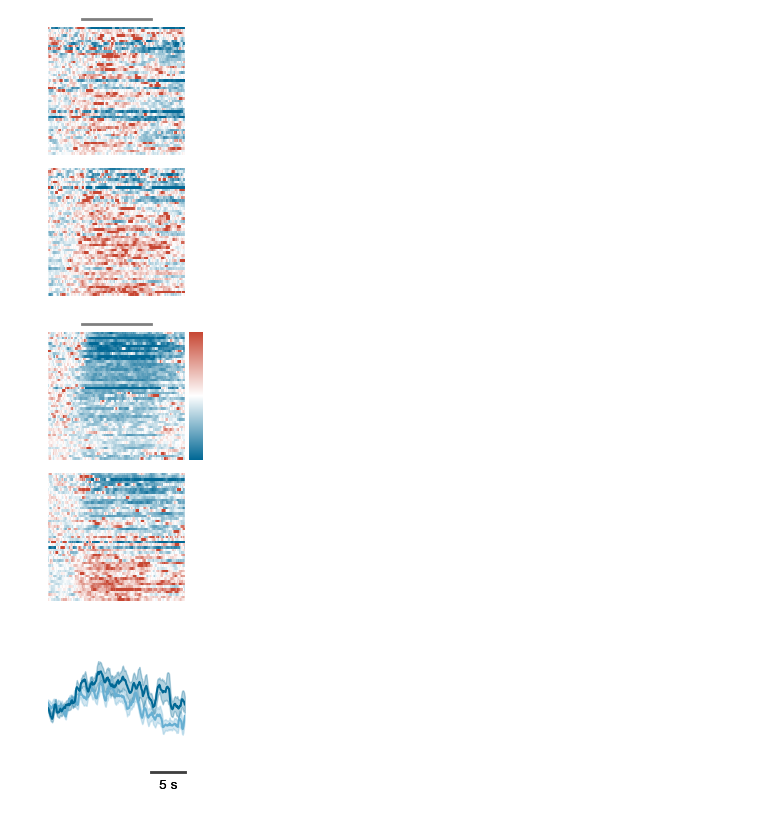
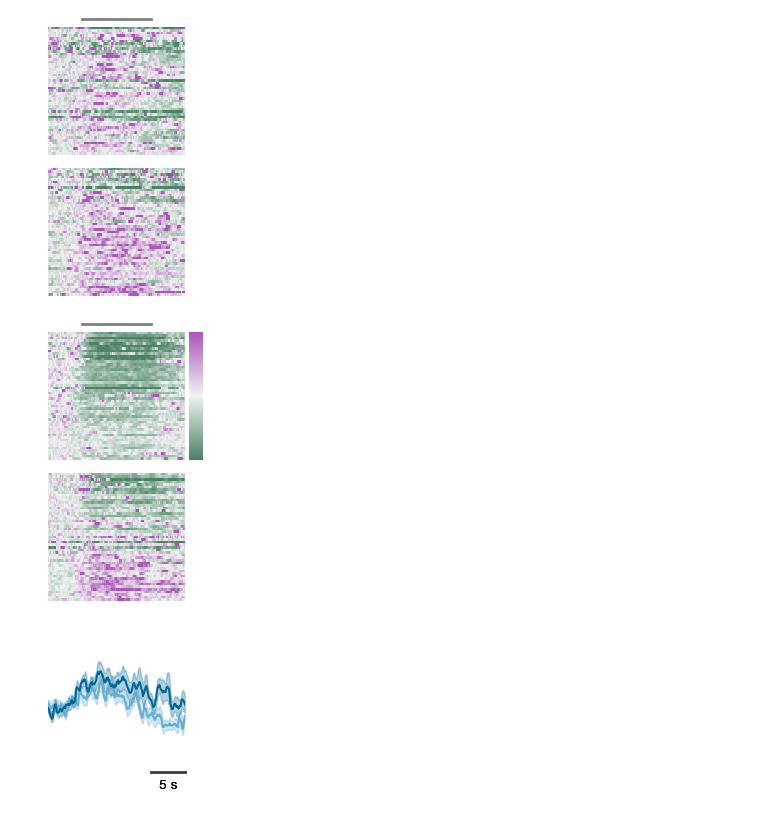
Before and after one commit to jaimemcc/bazzino, a Jupyter notebook: notebooks/figs_for_ang_vel.ipynb, the cells around one changed output. Drawn from its saved outputs; the diff is of its cells as text; code cells hidden in the pictures.

```diff
--- a/notebooks/figs_for_ang_vel.ipynb
+++ b/notebooks/figs_for_ang_vel.ipynb
@@ -17,8 +17,10 @@ plt.rcParams['savefig.dpi'] = 300
 plt.rcParams['savefig.transparent'] = True
 colors = ["#67AFD2", "#016895", "#F4795B", "#C74632"]
 custom_cmap = LinearSegmentedColormap.from_list("custom_diverging", [colors[1], "white", colors[3]])
+custom_cmap = sns.color_palette("icefire", as_cmap=True)
+custom_cmap = sns.diverging_palette(145, 300, s=60, as_cmap=True)
 
-savefigs = True
+savefigs = False
 
 DATAFOLDER = Path("..//data")
 RESULTSFOLDER = Path("..//results")
@@ -94,9 +96,9 @@ def make_heatmap(data, ax, vlim, cbar_ax=None, inf_bar=False, cmap=custom_cmap):
     ax.set_yticks([])
 
 vlim = 4.5
-savefigs = True
+# savefigs = True
 
-custom_cmap = LinearSegmentedColormap.from_list("custom_diverging", [colors[1], "white", colors[3]])
+# custom_cmap = LinearSegmentedColormap.from_list("custom_diverging", [colors[1], "white", colors[3]])
 
 # replete
 f, ax1, ax2, cbar_ax = init_figure()
@@ -110,35 +112,35 @@ make_heatmap(heatmap_data, ax1, vlim, inf_bar=True,
 heatmap_data = get_heatmap_data(snips_vel, x_array, "replete", "45NaCl")
 replete_45_inf = np.nanmean(heatmap_data[:,49:150], axis=1)
 make_heatmap(heatmap_data, ax2, vlim,
              # cbar_ax=cbar_ax,
              # cmap=sns.light_palette("#016895", as_cmap=True)
              )
 
 cbar_ax.remove()
 
 if savefigs:
     f.savefig(FIGSFOLDER / "heatmap_vel_replete.pdf")
 
 # deplete
 f, ax1, ax2, cbar_ax = init_figure()
 
 heatmap_data = get_heatmap_data(snips_vel, x_array, "deplete", "10NaCl")
 deplete_10_inf = np.nanmean(heatmap_data[:,49:150], axis=1)
 make_heatmap(heatmap_data, ax1, vlim, inf_bar=True,
              # cmap=sns.light_palette("#C74632", as_cmap=True)
              )
 
 heatmap_data = get_heatmap_data(snips_vel, x_array, "deplete", "45NaCl")
 deplete_45_inf = np.nanmean(heatmap_data[:,49:150], axis=1)
 make_heatmap(heatmap_data, ax2, vlim, cbar_ax=cbar_ax,
              # cmap=sns.light_palette("#C74632", as_cmap=True)
              )
 
 if savefigs:
     f.savefig(FIGSFOLDER / "heatmap_vel_deplete.pdf")
 # %% [output]
-[figure, old version]
+[figure, new version]
-[figure, old version]
+[figure, new version]
 # %%
 def get_mean_snips(snips, x_array, condition):
 
```
Also changed, not shown: 2 other files.
